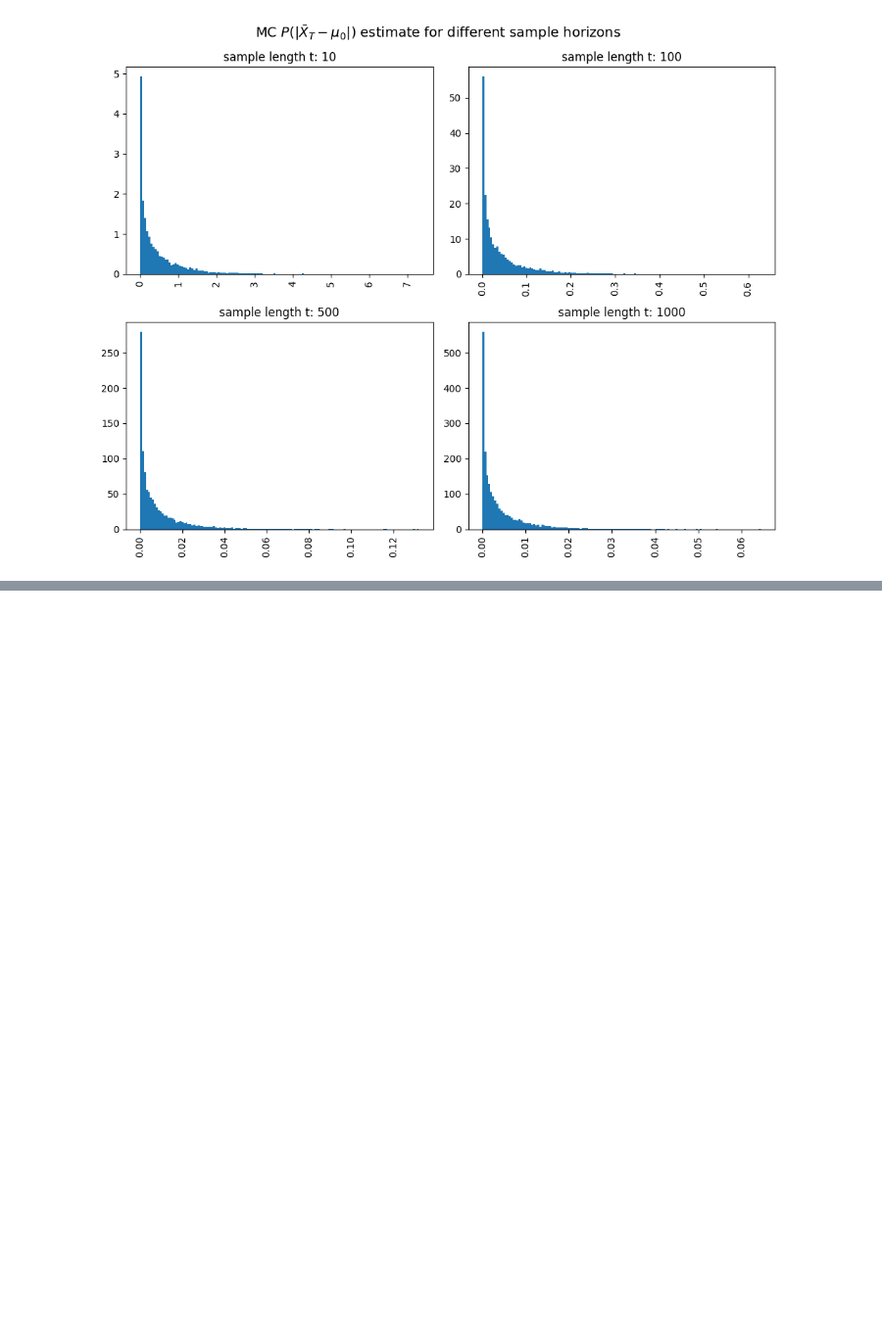
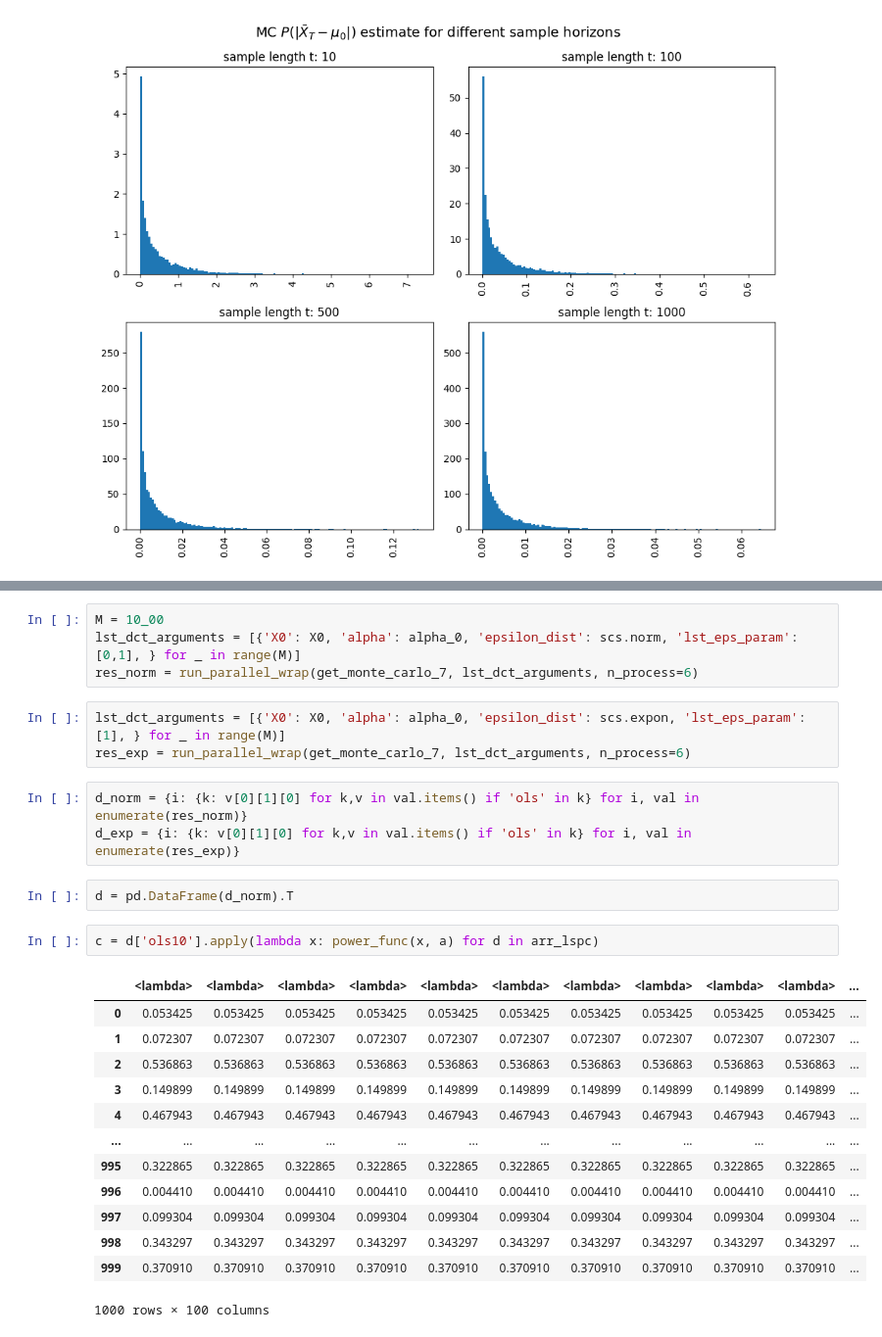
Before and after one commit to lukasgrahl/miscellaneous, a Jupyter notebook: advanced_econometrics/00_advanced_econometrics.ipynb, the cells around one changed output, grey strips where cells are left out. Shown: that part at 98% size. Cells and saved outputs as stored; diff of their text form; blank space fills up the shorter version.

```diff
--- a/advanced_econometrics/00_advanced_econometrics.ipynb
+++ b/advanced_econometrics/00_advanced_econometrics.ipynb
@@ -138,0 +121,28 @@ plt.plot(Xt)
+# %%
+M = 10_00
+lst_dct_arguments = [{'X0': X0, 'alpha': alpha_0, 'epsilon_dist': scs.norm, 'lst_eps_param': [0,1], } for _ in range(M)]
+res_norm = run_parallel_wrap(get_monte_carlo_7, lst_dct_arguments, n_process=6)
+# %%
+lst_dct_arguments = [{'X0': X0, 'alpha': alpha_0, 'epsilon_dist': scs.expon, 'lst_eps_param': [1], } for _ in range(M)]
+res_exp = run_parallel_wrap(get_monte_carlo_7, lst_dct_arguments, n_process=6)
+# %%
+d_norm = {i: {k: v[0][1][0] for k,v in val.items() if 'ols' in k} for i, val in enumerate(res_norm)}
+d_exp = {i: {k: v[0][1][0] for k,v in val.items() if 'ols' in k} for i, val in enumerate(res_exp)}
+# %%
+d = pd.DataFrame(d_norm).T
+# %%
+c = d['ols10'].apply(lambda x: power_func(x, a) for d in arr_lspc)
+# %% [output]
+|  | <lambda> | <lambda> | <lambda> | <lambda> | <lambda> | <lambda> | <lambda> | <lambda> | <lambda> | <lambda> | ... |
+| 0 | 0.053425 | 0.053425 | 0.053425 | 0.053425 | 0.053425 | 0.053425 | 0.053425 | 0.053425 | 0.053425 | 0.053425 | ... |
+| 1 | 0.072307 | 0.072307 | 0.072307 | 0.072307 | 0.072307 | 0.072307 | 0.072307 | 0.072307 | 0.072307 | 0.072307 | ... |
+| 2 | 0.536863 | 0.536863 | 0.536863 | 0.536863 | 0.536863 | 0.536863 | 0.536863 | 0.536863 | 0.536863 | 0.536863 | ... |
+| 3 | 0.149899 | 0.149899 | 0.149899 | 0.149899 | 0.149899 | 0.149899 | 0.149899 | 0.149899 | 0.149899 | 0.149899 | ... |
+| 4 | 0.467943 | 0.467943 | 0.467943 | 0.467943 | 0.467943 | 0.467943 | 0.467943 | 0.467943 | 0.467943 | 0.467943 | ... |
+| ... | ... | ... | ... | ... | ... | ... | ... | ... | ... | ... | ... |
+| 995 | 0.322865 | 0.322865 | 0.322865 | 0.322865 | 0.322865 | 0.322865 | 0.322865 | 0.322865 | 0.322865 | 0.322865 | ... |
+| 996 | 0.004410 | 0.004410 | 0.004410 | 0.004410 | 0.004410 | 0.004410 | 0.004410 | 0.004410 | 0.004410 | 0.004410 | ... |
+| 997 | 0.099304 | 0.099304 | 0.099304 | 0.099304 | 0.099304 | 0.099304 | 0.099304 | 0.099304 | 0.099304 | 0.099304 | ... |
+| 998 | 0.343297 | 0.343297 | 0.343297 | 0.343297 | 0.343297 | 0.343297 | 0.343297 | 0.343297 | 0.343297 | 0.343297 | ... |
+| 999 | 0.370910 | 0.370910 | 0.370910 | 0.370910 | 0.370910 | 0.370910 | 0.370910 | 0.370910 | 0.370910 | 0.370910 | ... |
+1000 rows × 100 columns
```
Also changed, not shown: parts of 16 cells of this notebook, 4 other files.
